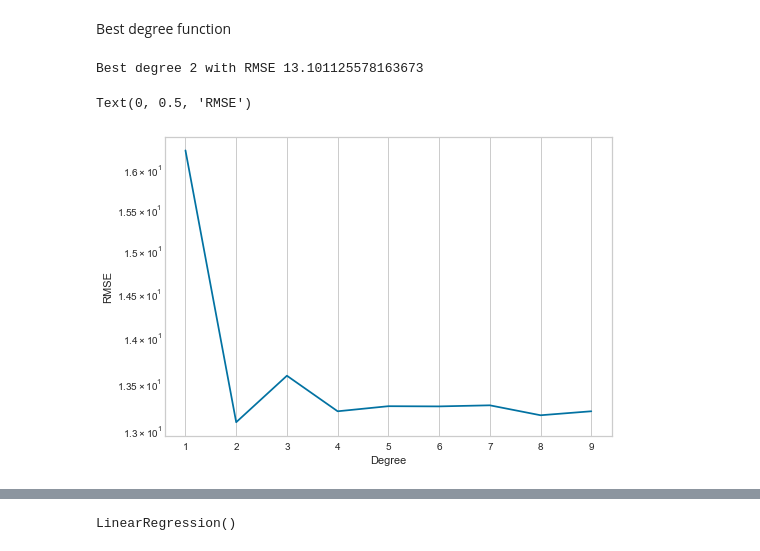
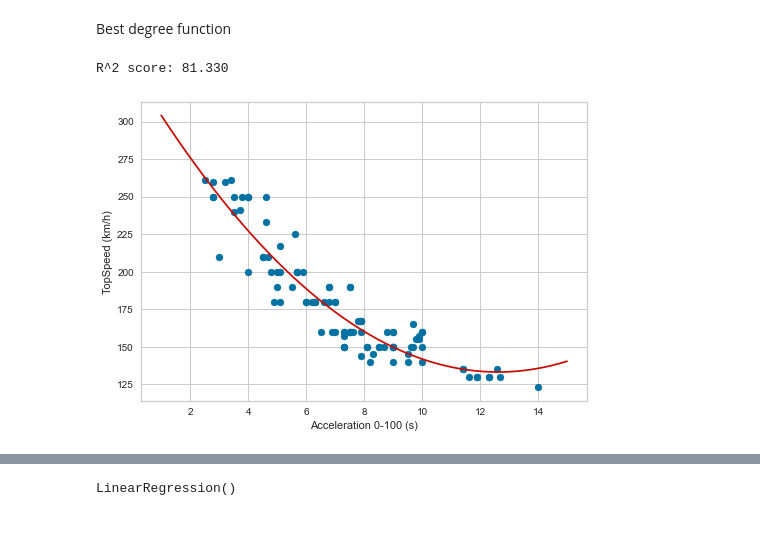
Before and after one commit to MartinJank/OZNAL, a Jupyter notebook: eda.ipynb, the cells around one changed output, grey strips where cells are left out. Saved outputs shown, nothing was run; the diff lists cells and outputs as text; code cells hidden in the pictures.

```diff
--- a/eda.ipynb
+++ b/eda.ipynb
@@ -671,53 +708,39 @@ Best degree function
 # %%
 x=data[['Acceleration 0-100 (s)']]
 y=data['TopSpeed (km/h)']
 
 ACC_outliers = identify_outliers(data["Acceleration 0-100 (s)"])
 x = x.drop(ACC_outliers.index)
 y = y.drop(ACC_outliers.index)
 
 TS_outliers = identify_outliers(data["TopSpeed (km/h)"])
-x = x.drop(TS_outliers.index)
-y = y.drop(TS_outliers.index)
 
-x_train, x_test, y_train, y_test = train_test_split(x, y, test_size=0.3, random_state = 50)
+try:
+    x = x.drop(TS_outliers.index)
+    y = y.drop(TS_outliers.index)
+except:
+    pass
 
-rmses = []
-degrees = np.arange(1, 10)
-min_rmse, min_deg = 1e10, 0
+poly = PolynomialFeatures(degree=2, include_bias=False)
+poly_features = poly.fit_transform(x)
 
-for deg in degrees:
+X_train, X_test, y_train, y_test = train_test_split(poly_features, y, test_size=0.3, random_state = 50)
 
-    # Train features
-    poly_features = PolynomialFeatures(degree=deg, include_bias=False)
-    x_poly_train = poly_features.fit_transform(x_train)
+poly_reg_model = LinearRegression()
+poly_reg_model.fit(X_train, y_train)
 
-    # Linear regression
-    poly_reg = LinearRegression()
-    poly_reg.fit(x_poly_train, y_train)
+poly_reg_y_predicted = poly_reg_model.predict(X_test)
+print("R^2 score: %.3f" % ((r2_score(y_test, pred)) * 100))
 
-    # Compare with test data
-    x_poly_test = poly_features.fit_transform(x_test)
-    poly_predict = poly_reg.predict(x_poly_test)
-    poly_mse = mean_squared_error(y_test, poly_predict)
-    poly_rmse = np.sqrt(poly_mse)
-    rmses.append(poly_rmse)
+mymodel = np.poly1d(np.polyfit(x.iloc[:, 0], y, 2))
 
-    # Cross-validation of degree
-    if min_rmse > poly_rmse:
-        min_rmse = poly_rmse
-        min_deg = deg
+myline = np.linspace(1, 15)
 
-# Plot and present results
-print('Best degree {} with RMSE {}'.format(min_deg, min_rmse))
-
-fig = plt.figure()
-ax = fig.add_subplot(111)
-ax.plot(degrees, rmses)
-ax.set_yscale('log')
-ax.set_xlabel('Degree')
-ax.set_ylabel('RMSE')
+plt.scatter(x, y)
+plt.plot(myline, mymodel(myline), 'r')
+plt.xlabel('Acceleration 0-100 (s)')
+plt.ylabel('TopSpeed (km/h)')
+plt.show()
 # %% [output]
-Best degree 2 with RMSE 13.101125578163673
+R^2 score: 81.330
-Text(0, 0.5, 'RMSE')
-[figure, old version]
+[figure, new version]
```
Also changed, not shown: parts of 92 cells of this notebook.
